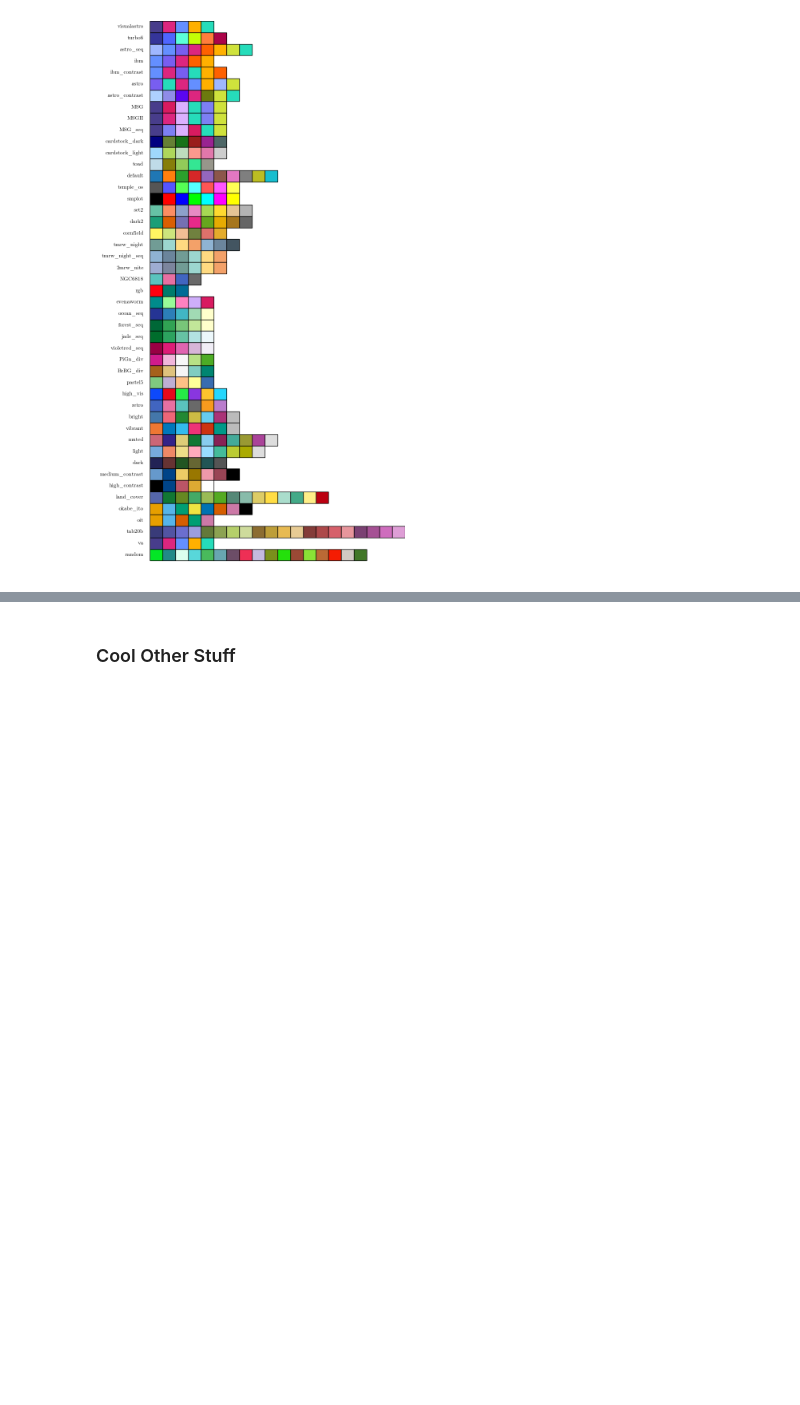
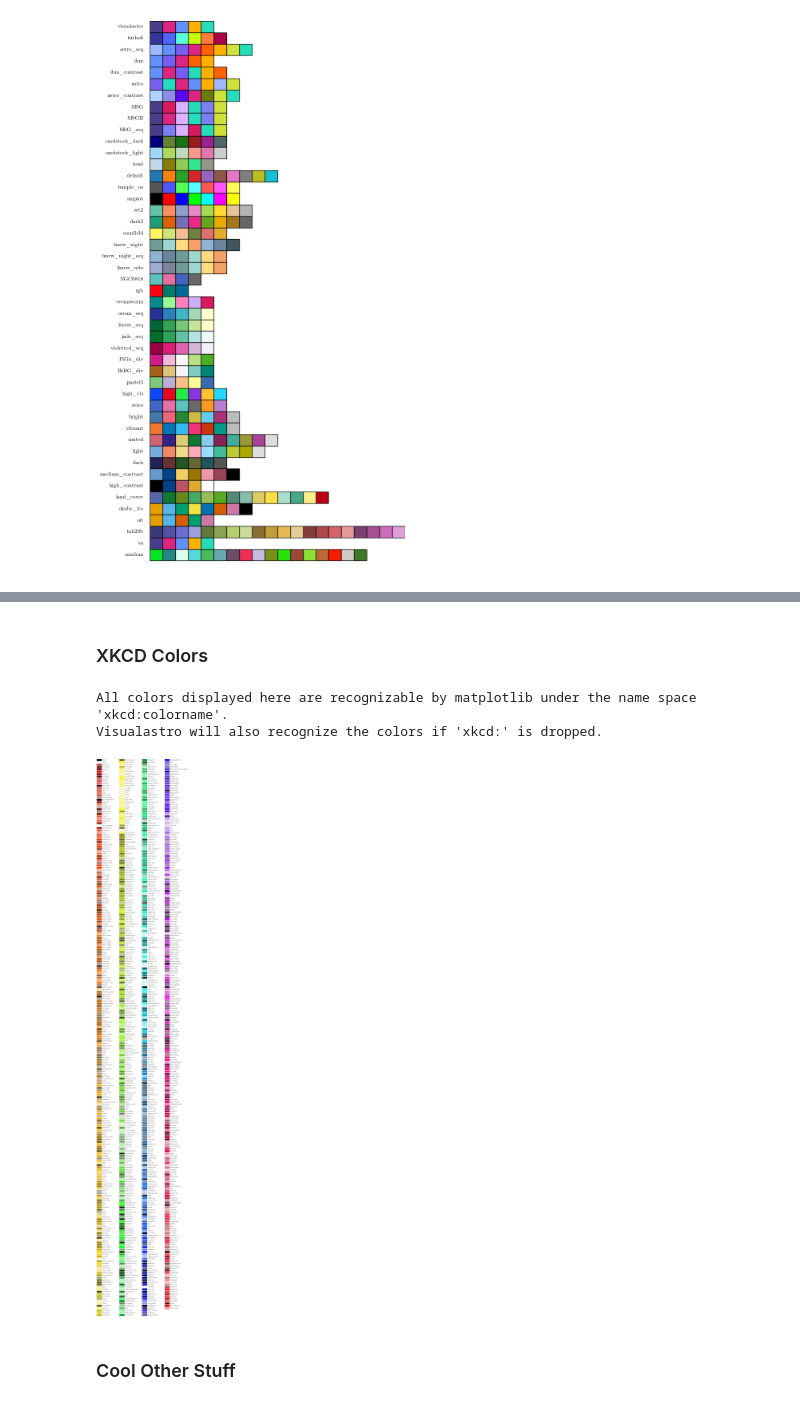
Before and after one commit to elkogerville/VisualAstro, a Jupyter notebook: examples/color_guide.ipynb, the cells around one changed output, grey strips where cells are left out. Saved outputs shown, nothing was run; the diff lists cells and outputs as text; code cells hidden in the pictures; blank space fills up the shorter version.

```diff
--- a/examples/color_guide.ipynb
+++ b/examples/color_guide.ipynb
@@ -133,3 +145,11 @@ va.help.color()
+# %% [markdown]
+### XKCD Colors
+# %%
+va.help.xkcd_colors()
+# %% [output]
+All colors displayed here are recognizable by matplotlib under the name space 'xkcd:colorname'.
+Visualastro will also recognize the colors if 'xkcd:' is dropped.
+[figure, added]
 # %% [markdown]
 ### Cool Other Stuff
 # %%
```
Also changed, not shown: parts of 4 cells of this notebook.
